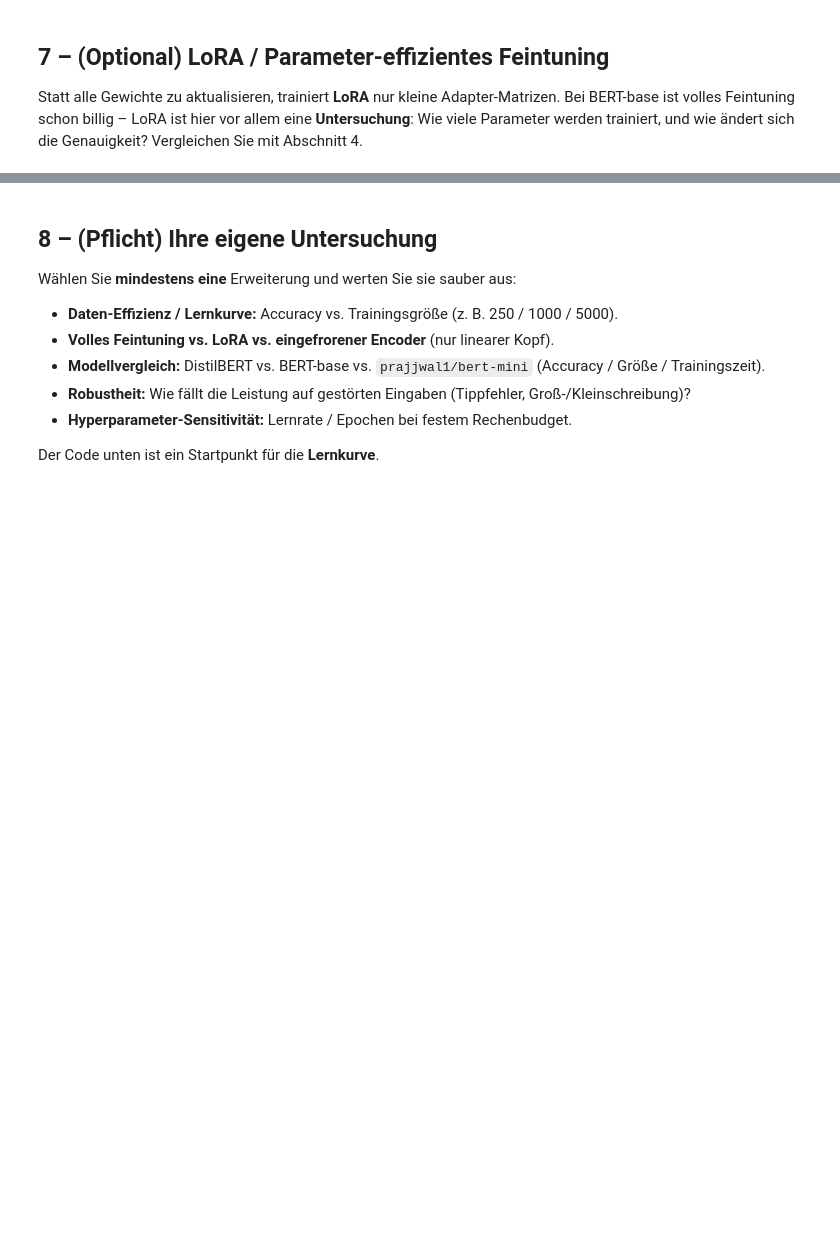
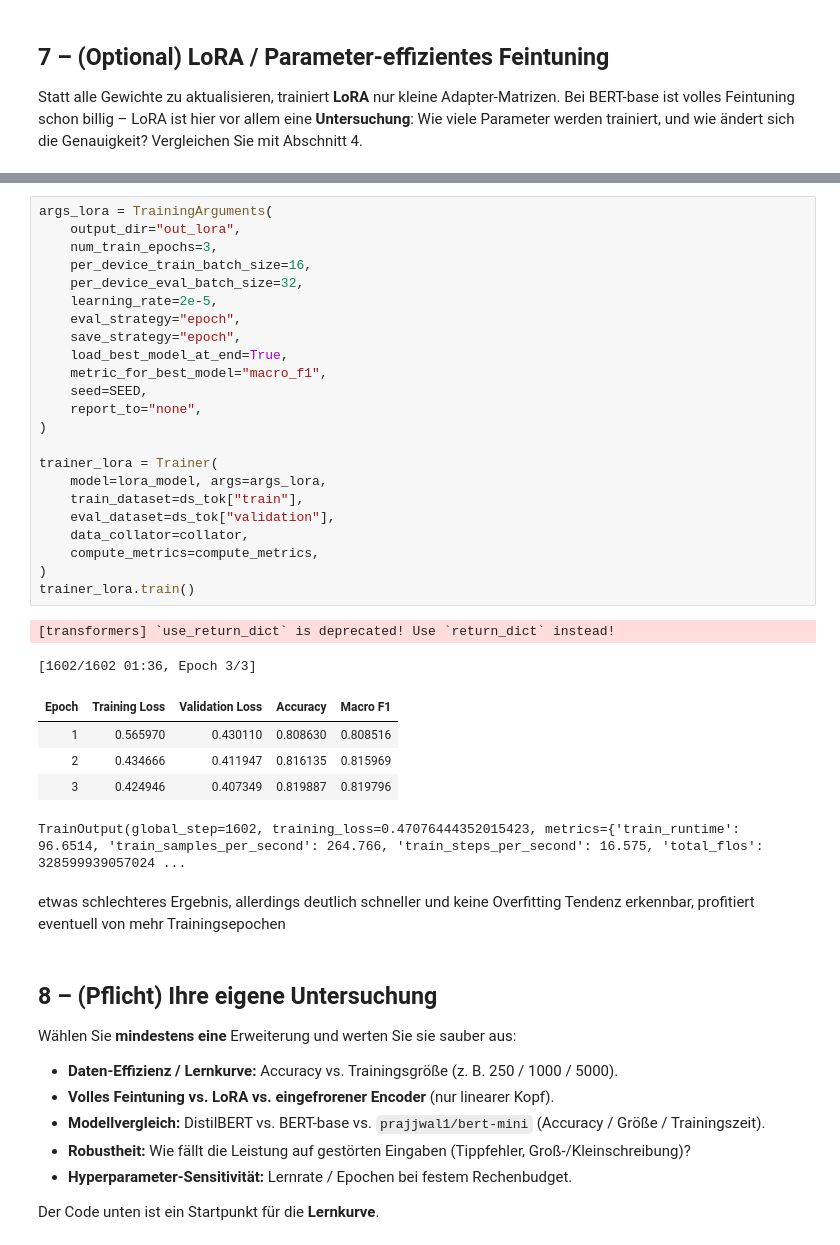
Before and after one commit to frischub/DLT_MP, a Jupyter notebook: finetune_starter.ipynb, the cells around one changed output, grey strips where cells are left out. Saved outputs shown, nothing was run; the diff lists cells and outputs as text; blank space fills up the shorter version.

```diff
--- a/finetune_starter.ipynb
+++ b/finetune_starter.ipynb
@@ -215,3 +368,36 @@ lora_model.print_trainable_parameters()   # vergleiche mit ~67M des vollen Model
+# %%
+args_lora = TrainingArguments(
+    output_dir="out_lora",
+    num_train_epochs=3,
+    per_device_train_batch_size=16,
+    per_device_eval_batch_size=32,
+    learning_rate=2e-5,
+    eval_strategy="epoch",
+    save_strategy="epoch",
+    load_best_model_at_end=True,
+    metric_for_best_model="macro_f1",
+    seed=SEED,
+    report_to="none",
+)
+
+trainer_lora = Trainer(
+    model=lora_model, args=args_lora,
+    train_dataset=ds_tok["train"],
+    eval_dataset=ds_tok["validation"],
+    data_collator=collator,
+    compute_metrics=compute_metrics,
+)
+trainer_lora.train()
+# %% [output]
+[transformers] `use_return_dict` is deprecated! Use `return_dict` instead!
+[1602/1602 01:36, Epoch 3/3]
+| Epoch | Training Loss | Validation Loss | Accuracy | Macro F1 |
+| 1 | 0.565970 | 0.430110 | 0.808630 | 0.808516 |
+| 2 | 0.434666 | 0.411947 | 0.816135 | 0.815969 |
+| 3 | 0.424946 | 0.407349 | 0.819887 | 0.819796 |
+TrainOutput(global_step=1602, training_loss=0.47076444352015423, metrics={'train_runtime': 96.6514, 'train_samples_per_second': 264.766, 'train_steps_per_second': 16.575, 'total_flos': 328599939057024 ...
+# %% [markdown]
+etwas schlechteres Ergebnis, allerdings deutlich schneller und keine Overfitting Tendenz erkennbar, profitiert eventuell von mehr Trainingsepochen
 # %% [markdown]
 ## 8 – (Pflicht) Ihre eigene Untersuchung
 
```
Also changed, not shown: parts of 19 cells of this notebook, 2 other files.
